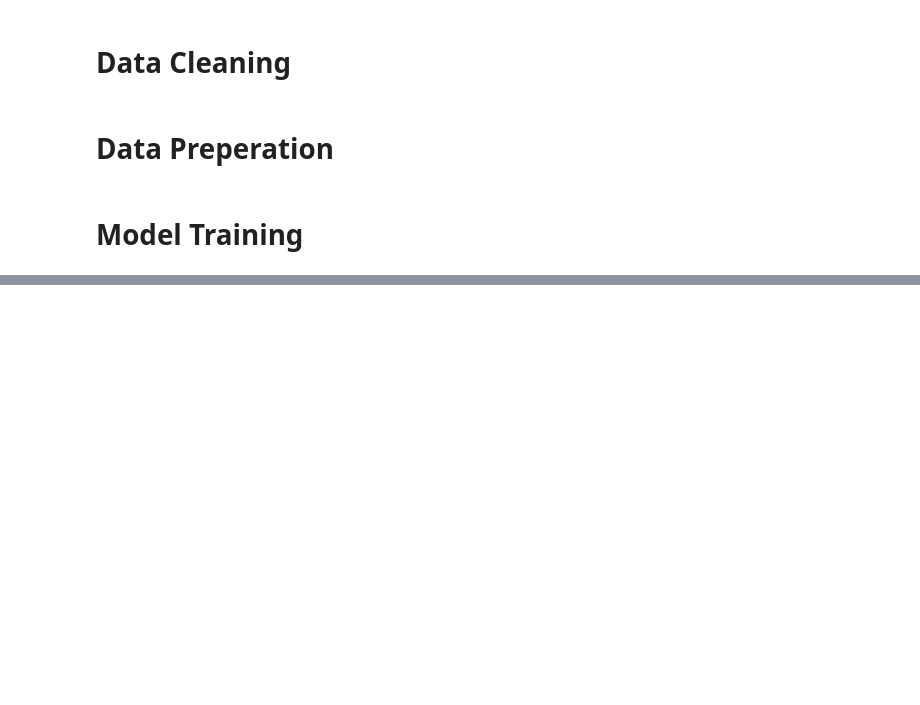
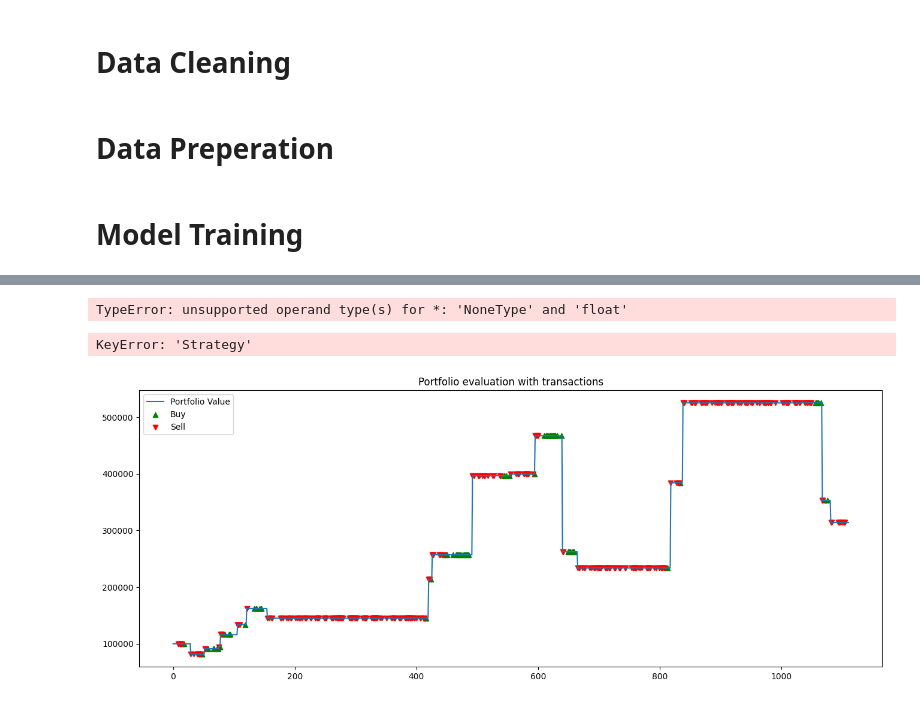
Before and after one commit to HAIBALLA1/market_crash_detection, a Jupyter notebook: notebooks/data_analysis.ipynb, the cells around one changed output, grey strips where cells are left out. Drawn from its saved outputs; the diff is of its cells as text; code cells hidden in the pictures; blank space fills up the shorter version.

Commit message:
coded investment strategy

```diff
--- a/notebooks/data_analysis.ipynb
+++ b/notebooks/data_analysis.ipynb
@@ -70,0 +67,8 @@ weighted avg       0.88      0.89      0.88       334
+# %%
+class_counts = Counter(y_train)
+negatives = class_counts[0]  # Normal class
+positives = class_counts[1]  # Anomaly class
+
+# Calcul du scale_pos_weight
+scale_pos_weight = negatives / positives
+print(f"Scale Pos Weight: {scale_pos_weight}")
@@ -70,0 +106,67 @@ weighted avg       0.88      0.89      0.88       334
+# %%
+
+dataset_cleaned['Anomaly'] = model.predict_proba(X)[:, 1] >= 0.15
+dataset_cleaned['price'] = dataset_cleaned['VIX']
+
+def define_strategy(row, entry_price=None):
+    # Achat
+    if row['Anomaly'] and row['VIX'] < row['VIX_moving_average'] and row['price'] < row['Cl1_moving_average']:
+        return 'Buy'
+    # Vente
+    elif row['price'] > entry_price * 1.1 or row['price'] < entry_price * 0.95:
+        return 'Sell'
+    elif not row['Anomaly'] and row['VIX'] > row['VIX_moving_average']:
+        return 'Sell'
+    # Maintien
+    elif row['Is_weekend'] == 1:
+        return 'Hold'
+    else:
+        return 'Hold'
+
+
+
+dataset_cleaned['Strategy'] = dataset_cleaned.apply(define_strategy, axis=1)
+
+print(dataset_cleaned[['VIX', 'VIX_moving_average', 'Anomaly', 'Strategy']])
+# %% [output]
+TypeError: unsupported operand type(s) for *: 'NoneType' and 'float'
+# %%
+# Initialisation
+initial_portfolio = 100000  # Capital initial
+portfolio = initial_portfolio
+position = 0
+entry_price = None
+
+portfolio_values = []  # Liste pour stocker les valeurs du portefeuille à chaque étape
+
+# Simulation de la stratégie
+for index, row in dataset_cleaned.iterrows():
+    if row['Strategy'] == 'Buy' and position == 0:
+        entry_price = row['price']  # Remplacez par la colonne correcte pour les prix
+        position = portfolio / entry_price  # Acheter
+    elif row['Strategy'] == 'Sell' and position > 0:
+        portfolio = position * row['price']  # Vendre
+        position = 0
+
+    # Ajouter la valeur actuelle du portefeuille
+    portfolio_values.append(portfolio)
+
+# Ajouter la colonne Portfolio_Value
+dataset_cleaned['Portfolio_Value'] = portfolio_values
+
+print(dataset_cleaned['Portfolio_Value'].sum())
+# %% [output]
+KeyError: 'Strategy'
+# %%
+buy_points = dataset_cleaned[dataset_cleaned['Strategy'] == 'Buy'].index
+sell_points = dataset_cleaned[dataset_cleaned['Strategy'] == 'Sell'].index
+
+plt.figure(figsize=(16, 6))
+plt.plot(dataset_cleaned['Portfolio_Value'], label="Portfolio Value")
+plt.scatter(buy_points, dataset_cleaned.loc[buy_points, 'Portfolio_Value'], color='green', label='Buy', marker='^')
+plt.scatter(sell_points, dataset_cleaned.loc[sell_points, 'Portfolio_Value'], color='red', label='Sell', marker='v')
+plt.title("Portfolio evaluation with transactions")
+plt.legend()
+plt.show()
+# %% [output]
+[figure, added]
```
Also changed, not shown: parts of 7 cells of this notebook.
